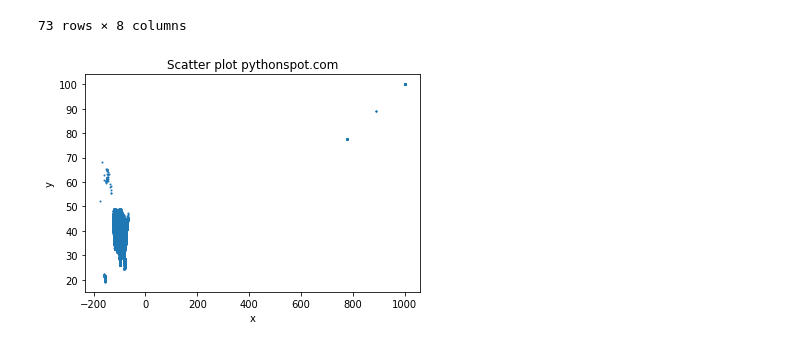
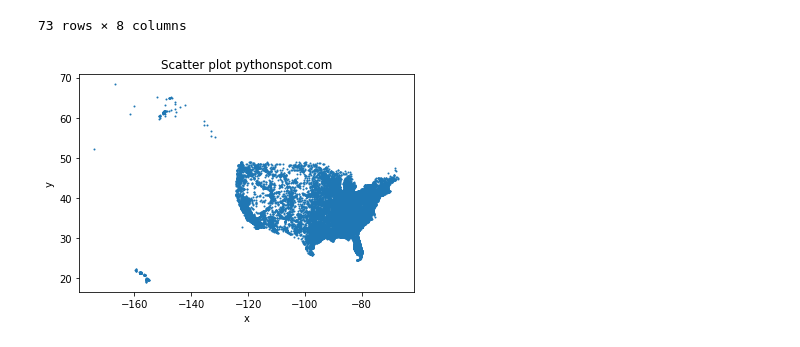
Before and after one commit to ecantu75/DataMining_Lab3, a Jupyter notebook: DataMining_LAB_3.ipynb, the cells around one changed output. Drawn from its saved outputs; the diff is of its cells as text; code cells hidden in the pictures.

Commit message:
Removed observations
"This is the position of longitude. DDDDDDD (DDD.DDDD – Decimal Degrees) DDD.DDDD Actual Degrees 777.7777 Not Reported 888.8888 Not Available (If State Exempt) 999.9999 Unknown"

```diff
--- a/DataMining_LAB_3.ipynb
+++ b/DataMining_LAB_3.ipynb
@@ -460,3 +465,9 @@ dtype_df.groupby("ColumnType").aggregate('count').reset_index()
+# %%
+#Create a list to remove desired observations
+Obs_to_remove=[777.7777,888.8888,999.9999]
+
+#remove observations
+Accident_df1= Accident_df[~Accident_df['longitude'].isin(Obs_to_remove)]
 # %% [markdown]
 #### Description of the Integer Values
 # %%
@@ -484,10 +495,10 @@ Accident_df.describe(include=list_include).T
 73 rows × 8 columns
 # %%
 # Plot
-plt.scatter( Accident_df.longitude,Accident_df.latitude, s= 1, alpha=1)
+plt.scatter( Accident_df1.longitude,Accident_df1.latitude, s= 1, alpha=1)
 plt.title('Scatter plot pythonspot.com')
 plt.xlabel('x')
 plt.ylabel('y')
 plt.show()
 # %% [output]
-[figure, old version]
+[figure, new version]
```
Also changed, not shown: parts of 2 cells of this notebook.
